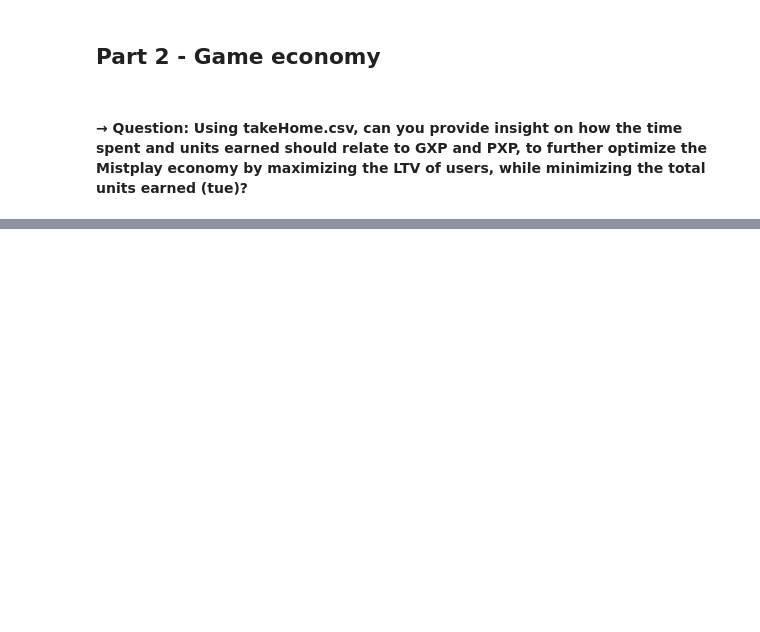
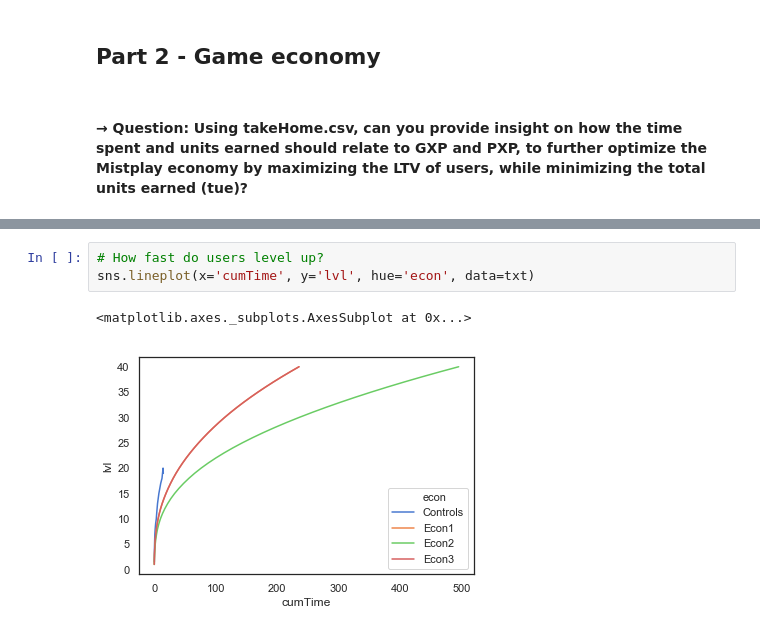
Before and after one commit to gosselinmarcantoine/data-analysis-challenge-mistplay, a Jupyter notebook: Data-Analysis-Challenge.ipynb, the cells around one changed output, grey strips where cells are left out. Cells and saved outputs as stored; diff of their text form; blank space fills up the shorter version.

```diff
--- a/Data-Analysis-Challenge.ipynb
+++ b/Data-Analysis-Challenge.ipynb
@@ -201,0 +200,6 @@ sts.head()
+# %%
+# How fast do users level up?
+sns.lineplot(x='cumTime', y='lvl', hue='econ', data=txt)
+# %% [output]
+<matplotlib.axes._subplots.AxesSubplot at 0x...>
+[figure, added]
```
Also changed, not shown: parts of 28 cells of this notebook, 1 other file.
